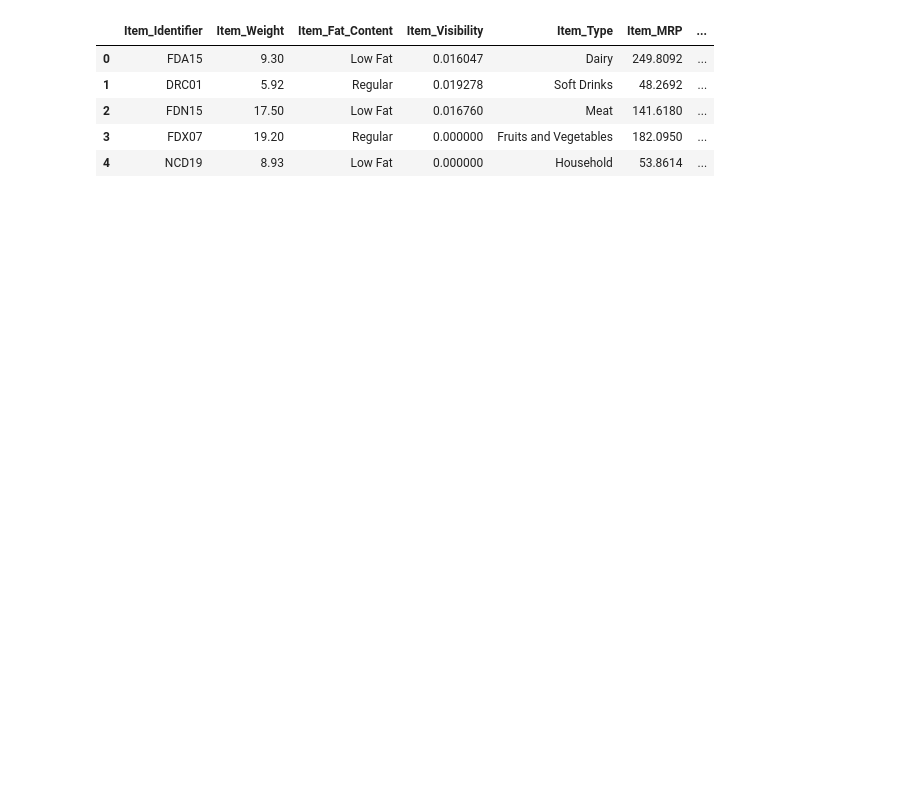
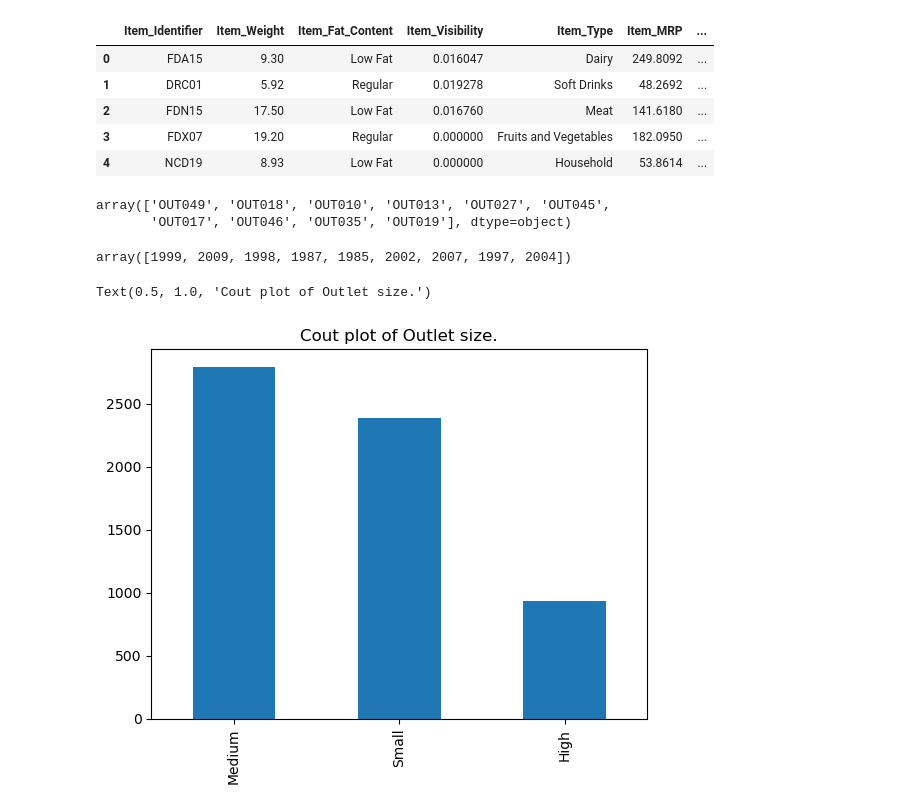
Before and after one commit to divpr24/Regression_Projects, a Jupyter notebook: Big Mart Sales Prediction.ipynb, the cells around one changed output. Saved outputs shown, nothing was run; the diff lists cells and outputs as text; code cells hidden in the pictures; blank space fills up the shorter version.

```diff
--- a/Big Mart Sales Prediction.ipynb
+++ b/Big Mart Sales Prediction.ipynb
@@ -171,5 +152,3 @@ array(['Low Fat', 'Regular'], dtype=object)
-# %%
-df["Outlet_Year"] = df["Outlet_Establishment_Year"] - 1985
 # %%
 df.head()
 # %% [output]
@@ -179,3 +158,21 @@ df.head()
 | 2 | FDN15 | 17.50 | Low Fat | 0.016760 | Meat | 141.6180 | ... |
 | 3 | FDX07 | 19.20 | Regular | 0.000000 | Fruits and Vegetables | 182.0950 | ... |
 | 4 | NCD19 | 8.93 | Low Fat | 0.000000 | Household | 53.8614 | ... |
+# %%
+#Univariate analysis on Outlet identifier.
+df["Outlet_Identifier"].unique()
+# %% [output]
+array(['OUT049', 'OUT018', 'OUT010', 'OUT013', 'OUT027', 'OUT045',
+       'OUT017', 'OUT046', 'OUT035', 'OUT019'], dtype=object)
+# %%
+#Univariate analysis on Outlet identifier.
+df["Outlet_Establishment_Year"].unique()
+# %% [output]
+array([1999, 2009, 1998, 1987, 1985, 2002, 2007, 1997, 2004])
+# %%
+#Univariate analysis on Outlet Size.
+(df["Outlet_Size"].value_counts()).plot(kind ="bar")
+plt.title("Cout plot of Outlet size.")
+# %% [output]
+Text(0.5, 1.0, 'Cout plot of Outlet size.')
+[figure, added]
```
Also changed, not shown: parts of 40 cells of this notebook.
